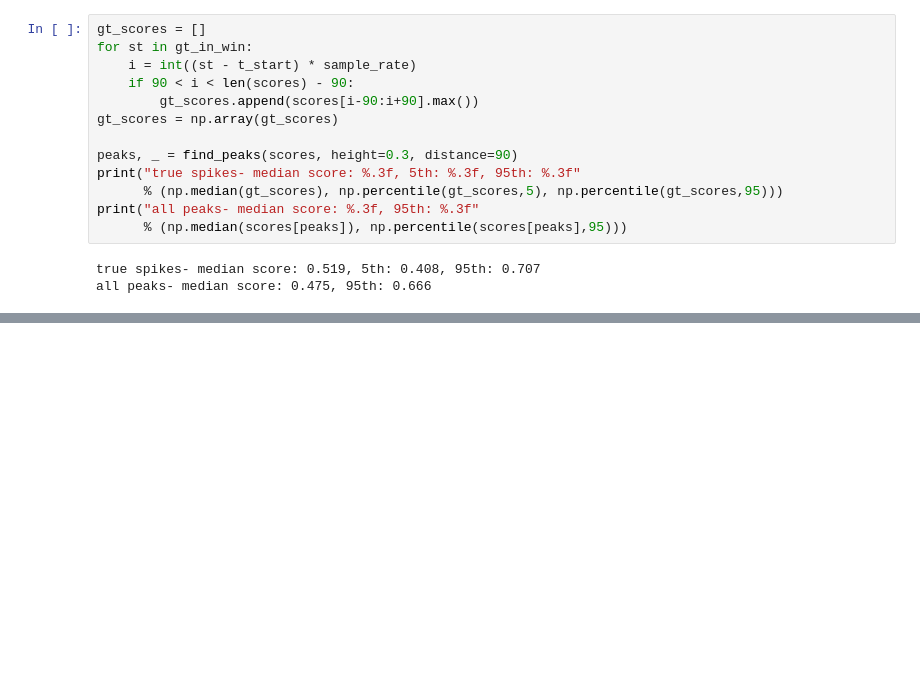
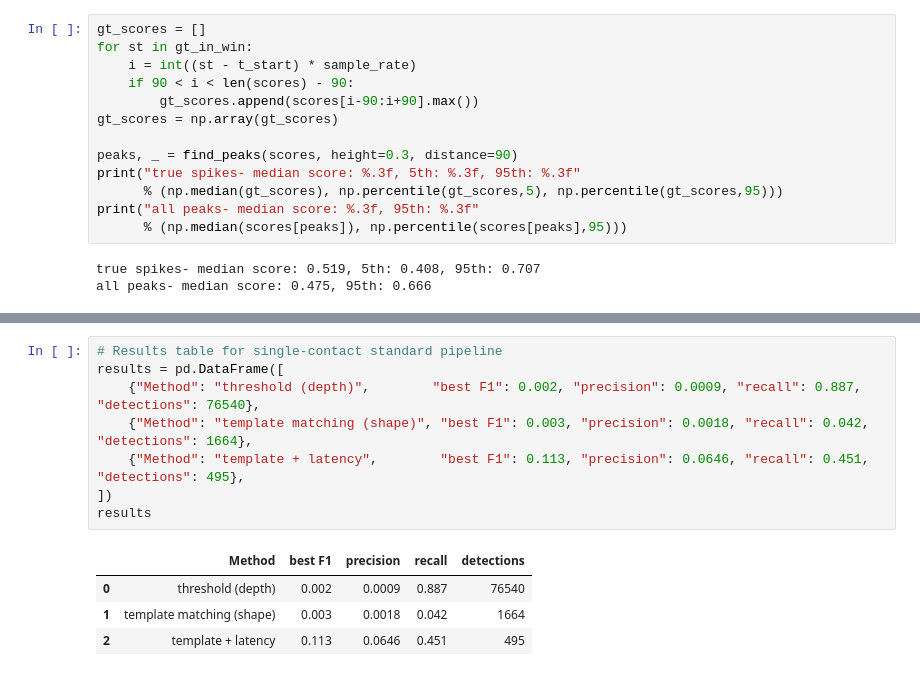
Before and after one commit to Razan-88/Decoding_Chronic_Pain, a Jupyter notebook: notebooks/05_real_data_pipeline.ipynb, the cells around one changed output, grey strips where cells are left out. Saved outputs shown, nothing was run; the diff lists cells and outputs as text; blank space fills up the shorter version.

```diff
--- a/notebooks/05_real_data_pipeline.ipynb
+++ b/notebooks/05_real_data_pipeline.ipynb
@@ -202,0 +228,13 @@ all peaks- median score: 0.475, 95th: 0.666
+# %%
+# Results table for single-contact standard pipeline
+results = pd.DataFrame([
+    {"Method": "threshold (depth)",        "best F1": 0.002, "precision": 0.0009, "recall": 0.887, "detections": 76540},
+    {"Method": "template matching (shape)", "best F1": 0.003, "precision": 0.0018, "recall": 0.042, "detections": 1664},
+    {"Method": "template + latency",        "best F1": 0.113, "precision": 0.0646, "recall": 0.451, "detections": 495},
+])
+results
+# %% [output]
+|  | Method | best F1 | precision | recall | detections |
+| 0 | threshold (depth) | 0.002 | 0.0009 | 0.887 | 76540 |
+| 1 | template matching (shape) | 0.003 | 0.0018 | 0.042 | 1664 |
+| 2 | template + latency | 0.113 | 0.0646 | 0.451 | 495 |
```
Also changed, not shown: parts of 21 cells of this notebook, 1 other file.
